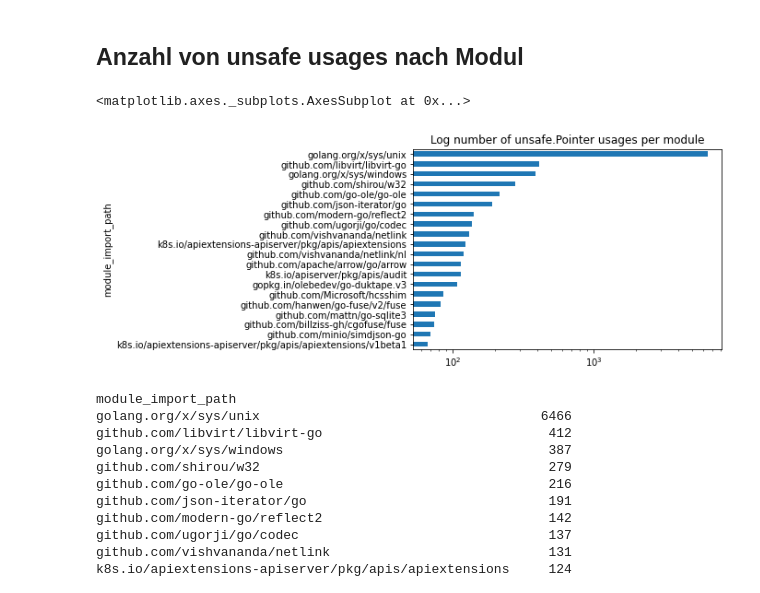
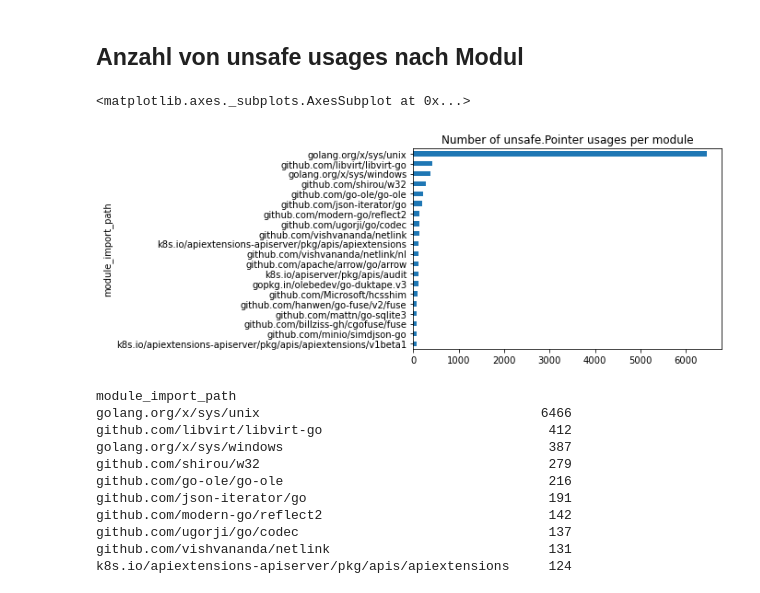
Before and after one commit to jlauinger/master-of-science, a Jupyter notebook: code/data-survey/analysis/data-exploration.ipynb, the cells around one changed output. Cells and saved outputs as stored; diff of their text form; code cells hidden in the pictures.

```diff
--- a/code/data-survey/analysis/data-exploration.ipynb
+++ b/code/data-survey/analysis/data-exploration.ipynb
@@ -185,13 +185,13 @@ Es scheint eine Art Schwelle zu geben: bis einschließlich caddyserver/caddy ben
 # %%
 matches_df\
     .where(matches_df['match_type']=='unsafe.Pointer')\
     .groupby(['module_import_path', 'project_name'])['module_import_path'].count()\
     .groupby('module_import_path').max()\
     .sort_values(ascending=True)[-20:]\
-    .plot.barh(logx=True, title='Log number of unsafe.Pointer usages per module')
+    .plot.barh(title='Number of unsafe.Pointer usages per module')
 # %% [output]
 <matplotlib.axes._subplots.AxesSubplot at 0x...>
-[figure, old version]
+[figure, new version]
 # %%
 matches_df\
     .where(matches_df['match_type']=='unsafe.Pointer')\
```
Also changed, not shown: parts of 12 cells of this notebook.
